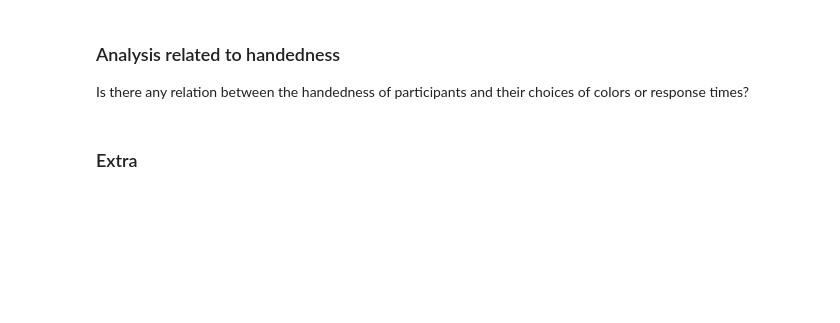
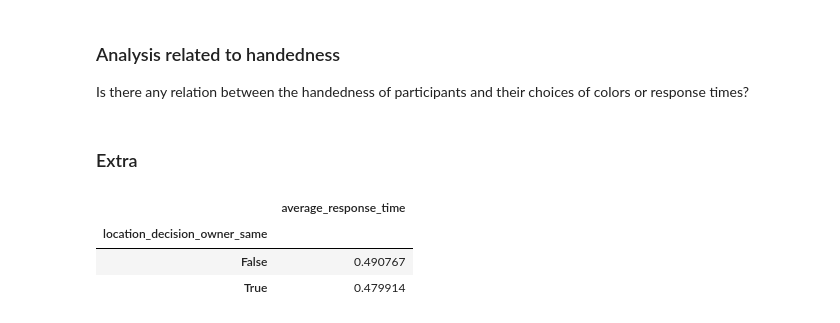
Before and after one commit to anjaghub/master_thesis, a Jupyter notebook: analysis.ipynb, the cells around one changed output. Saved outputs shown, nothing was run; the diff lists cells and outputs as text; code cells hidden in the pictures; blank space fills up the shorter version.

Commit message:
adding new insights
Are particpant faster when two times using the same key? e.g. first choose right square or confirm right square and proceed with keep (which is again the right key)?

```diff
--- a/analysis.ipynb
+++ b/analysis.ipynb
@@ -155,6 +155,26 @@ rt_by_confirm_keys = data.groupby(['participant', 'owner_confirm_keys']).agg(
 rt_by_confirm_keys = rt_by_confirm_keys.merge(survey_data[['participant', 'handedness']], on='participant', how='left')
 # %% [markdown]
 ### Extra
+# %%
+# Are particpant faster when two times using the same key? e.g. first choose right square or confirm right square and proceed with keep (which is again the right key)?
+# TODO: it would probably make sense to sort out wrong answers
+
+# Select subset from data
+subset = data.loc[:, ['participant', 'trial_index_within_participant', 'choice_location', 'owner_confirm_keys', 'owner_confirm_rt']].copy()
+
+# Create identifier column: location_decision_owner_same = True / False
+subset.loc[:, 'location_decision_owner_same'] = (
+    ((subset['choice_location'] == 'left') & (subset['owner_confirm_keys'] == 'g')) |
+    ((subset['choice_location'] == 'right') & (subset['owner_confirm_keys'] == 'k'))
+)
+
+# Aggregate owner_confirm_rt
+subset.groupby(['location_decision_owner_same']).agg(average_response_time=('owner_confirm_rt', 'mean'))
+# %% [output]
+|  | average_response_time |
+| location_decision_owner_same |  |
+| False | 0.490767 |
+| True | 0.479914 |
 # %%
 # is it easier to give when cozmo anyways has a lower balance than have?
 # Als variable anschauen wie viel gewinn oder Verlust Cozmo schon hatte.
```
Also changed, not shown: parts of 2 cells of this notebook.
